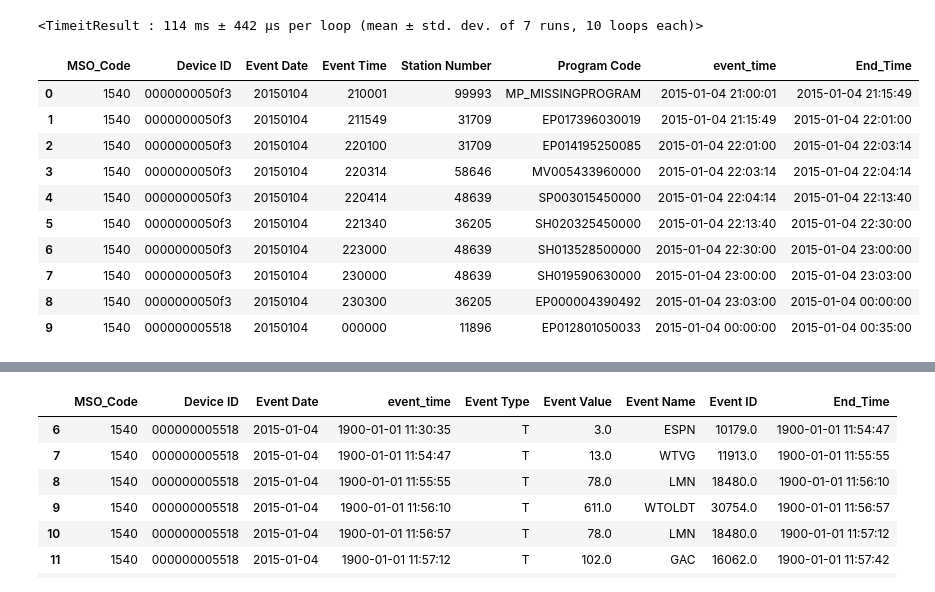
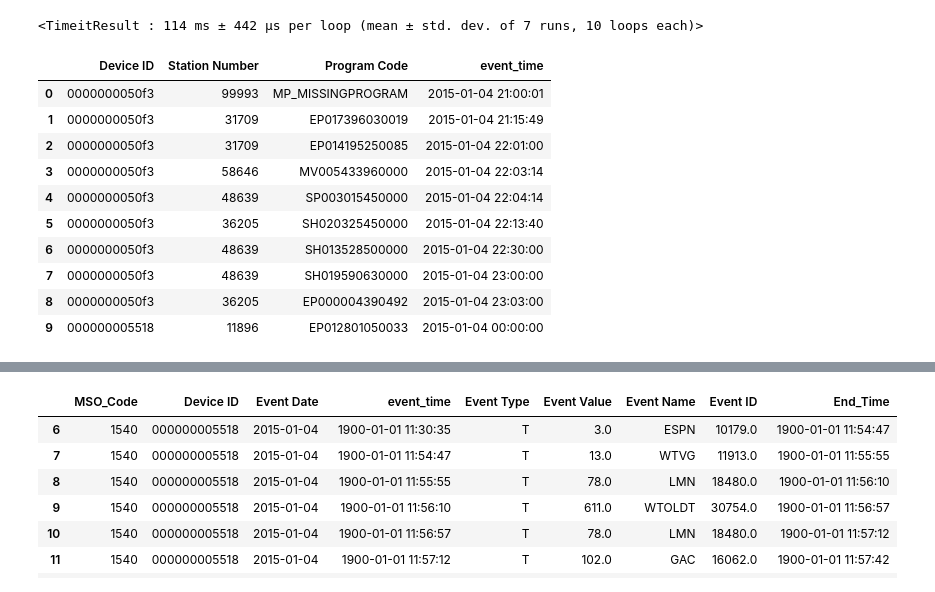
Before and after one commit to bareini/Genre-Prediction-with-Structured-Models, a Jupyter notebook: create_tuning.ipynb, the cells around one changed output, grey strips where cells are left out. Cells and saved outputs as stored; diff of their text form; code cells hidden in the pictures.

```diff
--- a/create_tuning.ipynb
+++ b/create_tuning.ipynb
@@ -215,39 +217,44 @@ df_tuning.drop(index=index_to_drop, inplace=True)
 # %%
 df_program_viewing["Event Time"] = df_program_viewing['Event Time'].astype(int).astype('str').str.pad(6, side='left', fillchar='0')
 df_program_viewing["Event Date"] = df_program_viewing["Event Date"].astype(str)
 # df_program_viewing["Event Time"] = pd.to_datetime(df_program_viewing['Event Time'], format='%H%M%S')
 # df_program_viewing["Event Date"] = pd.to_datetime(df_program_viewing['Event Date'], format='%Y%m%d')
 # Calc End Time
 
 data_ = [" ".join(line) for line in zip(df_program_viewing['Event Date'], df_program_viewing['Event Time'])]
 
 df_program_viewing['event_time'] = pd.to_datetime(data_, format='%Y%m%d %H%M%S')
 
+df_program_viewing.drop(columns=['Event Time', 'Event Date', 'MSO_Code'], inplace=True)
+
 # df_program_viewing = df_program_viewing.rename(index=str, columns={"Event Time": "event_time"})
 # df_program_viewing['End_Time'] = ''
-df_program_viewing['End_Time'] = df_program_viewing["event_time"].shift(-1)
+# df_program_viewing['End_Time'] = df_program_viewing["event_time"].shift(-1)
+df_program_viewing.index = df_program_viewing.index.astype(int)
+
 # List of last index in every Device ID
 # idx_last_group = [idx[-1] for idx in df_program_viewing.groupby('Device ID').groups.values()]
 # idx_last_group = list(map(int, idx_last_group))
 # Delete the last (becouse we don't have end time)
 # df_program_viewing = df_program_viewing.dropna()
 
 # df_program_viewing['df_id'] = df_program_viewing.index
+df_program_viewing.index = df_program_viewing.index.astype(int)
 
 
 df_program_viewing.head(10)
 # %% [output]
-|  | MSO_Code | Device ID | Event Date | Event Time | Station Number | Program Code | event_time | End_Time |
-| 0 | 1540 | 0000000050f3 | 20150104 | 210001 | 99993 | MP_MISSINGPROGRAM | 2015-01-04 21:00:01 | 2015-01-04 21:15:49 |
-| 1 | 1540 | 0000000050f3 | 20150104 | 211549 | 31709 | EP017396030019 | 2015-01-04 21:15:49 | 2015-01-04 22:01:00 |
-| 2 | 1540 | 0000000050f3 | 20150104 | 220100 | 31709 | EP014195250085 | 2015-01-04 22:01:00 | 2015-01-04 22:03:14 |
-| 3 | 1540 | 0000000050f3 | 20150104 | 220314 | 58646 | MV005433960000 | 2015-01-04 22:03:14 | 2015-01-04 22:04:14 |
-| 4 | 1540 | 0000000050f3 | 20150104 | 220414 | 48639 | SP003015450000 | 2015-01-04 22:04:14 | 2015-01-04 22:13:40 |
-| 5 | 1540 | 0000000050f3 | 20150104 | 221340 | 36205 | SH020325450000 | 2015-01-04 22:13:40 | 2015-01-04 22:30:00 |
-| 6 | 1540 | 0000000050f3 | 20150104 | 223000 | 48639 | SH013528500000 | 2015-01-04 22:30:00 | 2015-01-04 23:00:00 |
-| 7 | 1540 | 0000000050f3 | 20150104 | 230000 | 48639 | SH019590630000 | 2015-01-04 23:00:00 | 2015-01-04 23:03:00 |
-| 8 | 1540 | 0000000050f3 | 20150104 | 230300 | 36205 | EP000004390492 | 2015-01-04 23:03:00 | 2015-01-04 00:00:00 |
-| 9 | 1540 | 000000005518 | 20150104 | 000000 | 11896 | EP012801050033 | 2015-01-04 00:00:00 | 2015-01-04 00:35:00 |
+|  | Device ID | Station Number | Program Code | event_time |
+| 0 | 0000000050f3 | 99993 | MP_MISSINGPROGRAM | 2015-01-04 21:00:01 |
+| 1 | 0000000050f3 | 31709 | EP017396030019 | 2015-01-04 21:15:49 |
+| 2 | 0000000050f3 | 31709 | EP014195250085 | 2015-01-04 22:01:00 |
+| 3 | 0000000050f3 | 58646 | MV005433960000 | 2015-01-04 22:03:14 |
+| 4 | 0000000050f3 | 48639 | SP003015450000 | 2015-01-04 22:04:14 |
+| 5 | 0000000050f3 | 36205 | SH020325450000 | 2015-01-04 22:13:40 |
+| 6 | 0000000050f3 | 48639 | SH013528500000 | 2015-01-04 22:30:00 |
+| 7 | 0000000050f3 | 48639 | SH019590630000 | 2015-01-04 23:00:00 |
+| 8 | 0000000050f3 | 36205 | EP000004390492 | 2015-01-04 23:03:00 |
+| 9 | 000000005518 | 11896 | EP012801050033 | 2015-01-04 00:00:00 |
 # %%
 # Dafna....
 
```
Also changed, not shown: parts of 9 cells of this notebook, 2 other files.
